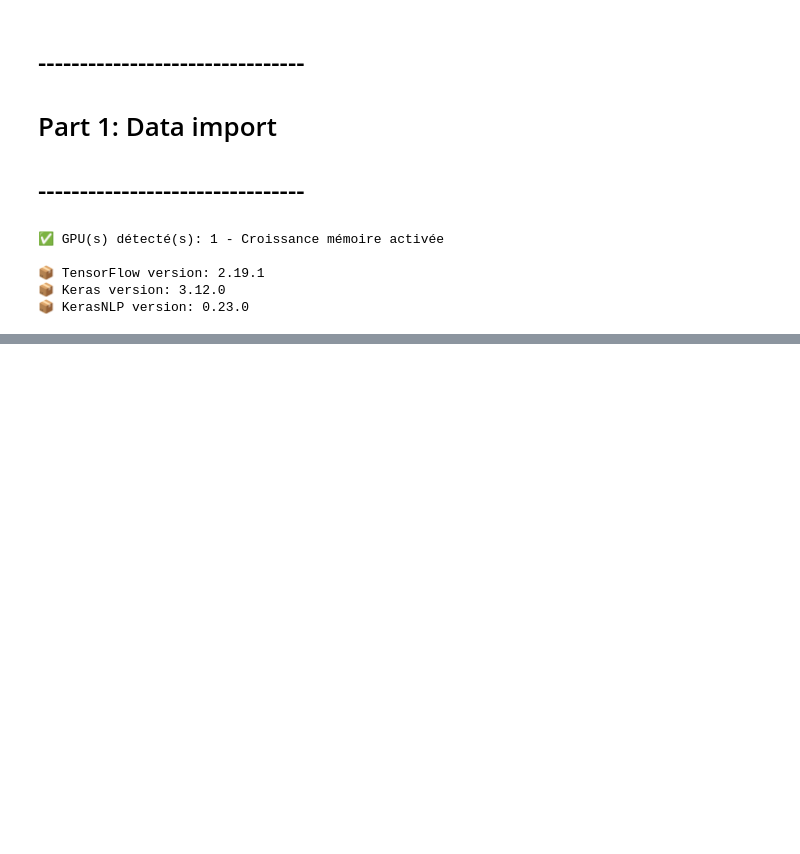
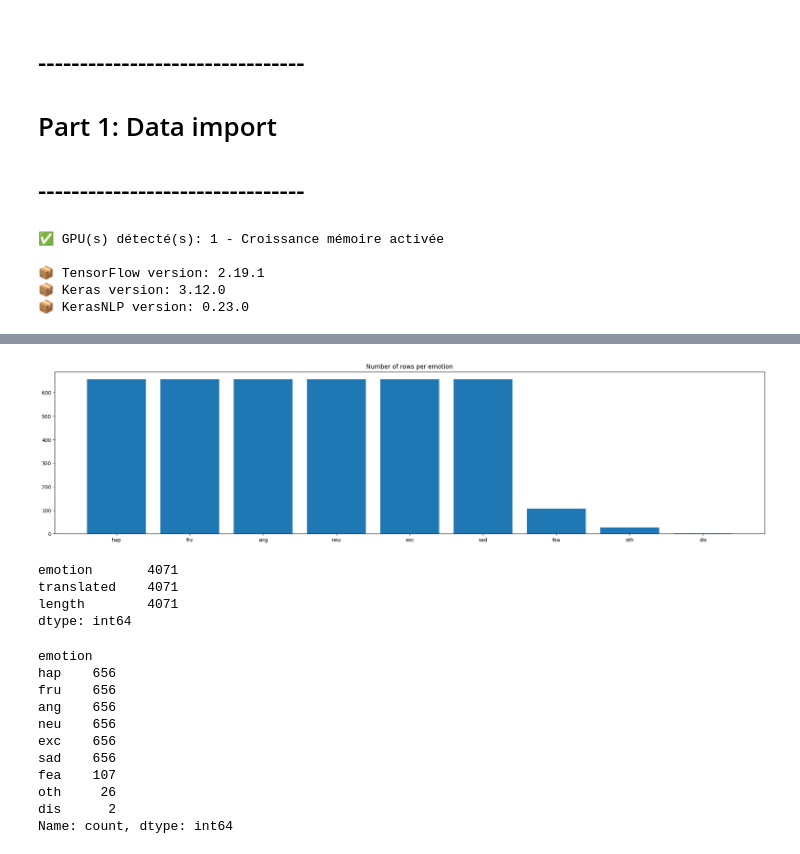
Before and after one commit to Nicoweed/Echo-DL, a Jupyter notebook: data_import.ipynb, the cells around one changed output, grey strips where cells are left out. Saved outputs shown, nothing was run; the diff lists cells and outputs as text; code cells hidden in the pictures; blank space fills up the shorter version.

```diff
--- a/data_import.ipynb
+++ b/data_import.ipynb
@@ -60,0 +265,9 @@ print(f"📦 KerasNLP version: {keras_nlp.__version__}")
+# %%
+from sklearn.utils import resample
+
+excited_short = length_dataframe[(length_dataframe['emotion'] == "exc") & (length_dataframe['length'] > 72)]
+
+print(excited_short.count())
+
+excited_final = resample(excited_short, replace=False, n_samples=656, random_state=42)
+excited_final.count()
@@ -60,0 +283,7 @@ print(f"📦 KerasNLP version: {keras_nlp.__version__}")
+# %%
+neutral_short = length_dataframe[(length_dataframe['emotion'] == "neu") & (length_dataframe['length'] > 58)]
+
+print(neutral_short.count())
+
+neutral_final = resample(neutral_short, replace=False, n_samples=656, random_state=42)
+neutral_final.count()
@@ -60,0 +299,7 @@ print(f"📦 KerasNLP version: {keras_nlp.__version__}")
+# %%
+anger_short = length_dataframe[(length_dataframe['emotion'] == "ang") & (length_dataframe['length'] > 53)]
+
+print(anger_short.count())
+
+anger_final = resample(anger_short, replace=False, n_samples=656, random_state=42)
+anger_final.count()
@@ -60,0 +315,7 @@ print(f"📦 KerasNLP version: {keras_nlp.__version__}")
+# %%
+sadness_short = length_dataframe[(length_dataframe['emotion'] == "sad") & (length_dataframe['length'] > 41)]
+
+print(sadness_short.count())
+
+sadness_final = resample(sadness_short, replace=False, n_samples=656, random_state=42)
+sadness_final.count()
@@ -60,0 +331,29 @@ print(f"📦 KerasNLP version: {keras_nlp.__version__}")
+# %%
+balanced_dataframe = pd.concat([balanced_dataframe, fru_final, excited_final, neutral_final, anger_final, sadness_final])
+
+balanced_counts = balanced_dataframe['emotion'].value_counts()
+fig, ax = plt.subplots(figsize=(20, 5), layout='constrained')
+ax.set_title('Number of rows per emotion')
+categories = balanced_counts.index
+ax.bar(categories, balanced_counts.values)
+plt.show()
+
+print(balanced_dataframe.count())
+balanced_dataframe['emotion'].value_counts()
+# %% [output]
+[figure, added]
+emotion       4071
+translated    4071
+length        4071
+dtype: int64
+emotion
+hap    656
+fru    656
+ang    656
+neu    656
+exc    656
+sad    656
+fea    107
+oth     26
+dis      2
+Name: count, dtype: int64
```
Also changed, not shown: parts of 15 cells of this notebook.
